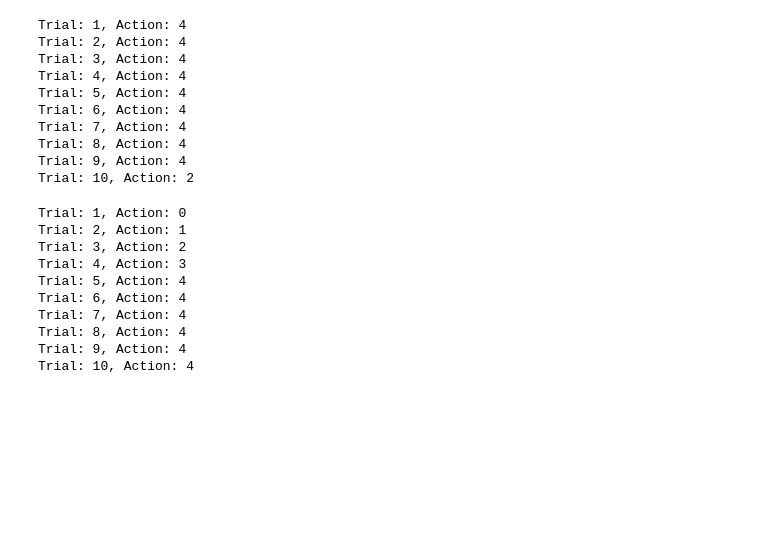
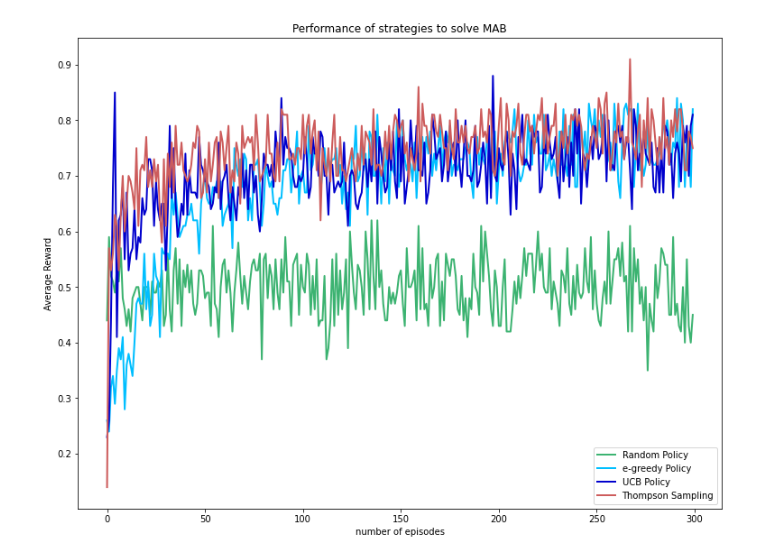
Before and after one commit to dbsxodud-11/Multi-Armed-Bandit-v2-, a Jupyter notebook: example.ipynb, the cells around one changed output. Cells and saved outputs as stored; diff of their text form; code cells hidden in the pictures; blank space fills up the shorter version.

```diff
--- a/example.ipynb
+++ b/example.ipynb
@@ -41,43 +14,28 @@ Action: 3, Reward: 3.837293508899897
-# %%
-eps = 0.5
-policy = EpsGreedyPolicy(eps)
-Qs = [0, 4, 2, 3, 5]
-
-# Test Policy Operation
-n_trials = 10
-for i in range(n_trials) :
-    action = policy.get_action(Qs)
-    print(f"Trial: {i+1}, Action: {action}")
-# %% [output]
-Trial: 1, Action: 4
-Trial: 2, Action: 4
-Trial: 3, Action: 4
-Trial: 4, Action: 4
-Trial: 5, Action: 4
-Trial: 6, Action: 4
-Trial: 7, Action: 4
-Trial: 8, Action: 4
-Trial: 9, Action: 4
-Trial: 10, Action: 2
-# %%
-c = 2
-policy = UCBPolicy(c)
-Qs = [0, 4, 2, 3, 5]
-Ns = [0, 0, 0, 0, 0]
-
-n_trials = 10
-for i in range(n_trials) :
-    action = policy.get_action(Qs, Ns)
-    Ns[action] += 1
-    print(f"Trial: {i+1}, Action: {action}")
-# %% [output]
-Trial: 1, Action: 0
-Trial: 2, Action: 1
-Trial: 3, Action: 2
-Trial: 4, Action: 3
-Trial: 5, Action: 4
-Trial: 6, Action: 4
-Trial: 7, Action: 4
-Trial: 8, Action: 4
-Trial: 9, Action: 4
-Trial: 10, Action: 4
+# %%
+# Experiment1
+n_arms = 5
+p = [0.2, 0.3, 0.5, 0.7, 0.8]
+bandit = BernoulliMultiArmedBandit(n_arms, p=p)
+agents = []
+agents.append(Agent(bandit, RandomPolicy()))
+agents.append(Agent(bandit, EpsGreedyPolicy(eps=0.1)))
+agents.append(Agent(bandit, UCBPolicy(c_level=1)))
+agents.append(TSAgent(bandit, GreedyPolicy()))
+env = Environment(bandit, agents)
+# %%
+trials = 300
+experiments = 100
+performance = env.run(trials, experiments)
+# %%
+plt.figure(figsize=(12.8, 9.6))
+plt.plot(performance[0, :], label="Random Policy", linewidth=2.0, color="mediumseagreen")
+plt.plot(performance[1, :], label="e-greedy Policy", linewidth=2.0, color="deepskyblue")
+plt.plot(performance[2, :], label="UCB Policy", linewidth=2.0, color="mediumblue")
+plt.plot(performance[3, :], label="Thompson Sampling", linewidth=2.0, color="indianred")
+plt.legend()
+plt.title("Performance of strategies to solve MAB")
+plt.xlabel("number of episodes")
+plt.ylabel("Average Reward")
+plt.savefig("./_plots/performance_example1.png")
+# %% [output]
+[figure, added]
```
Also changed, not shown: parts of 2 cells of this notebook, 4 other files.
